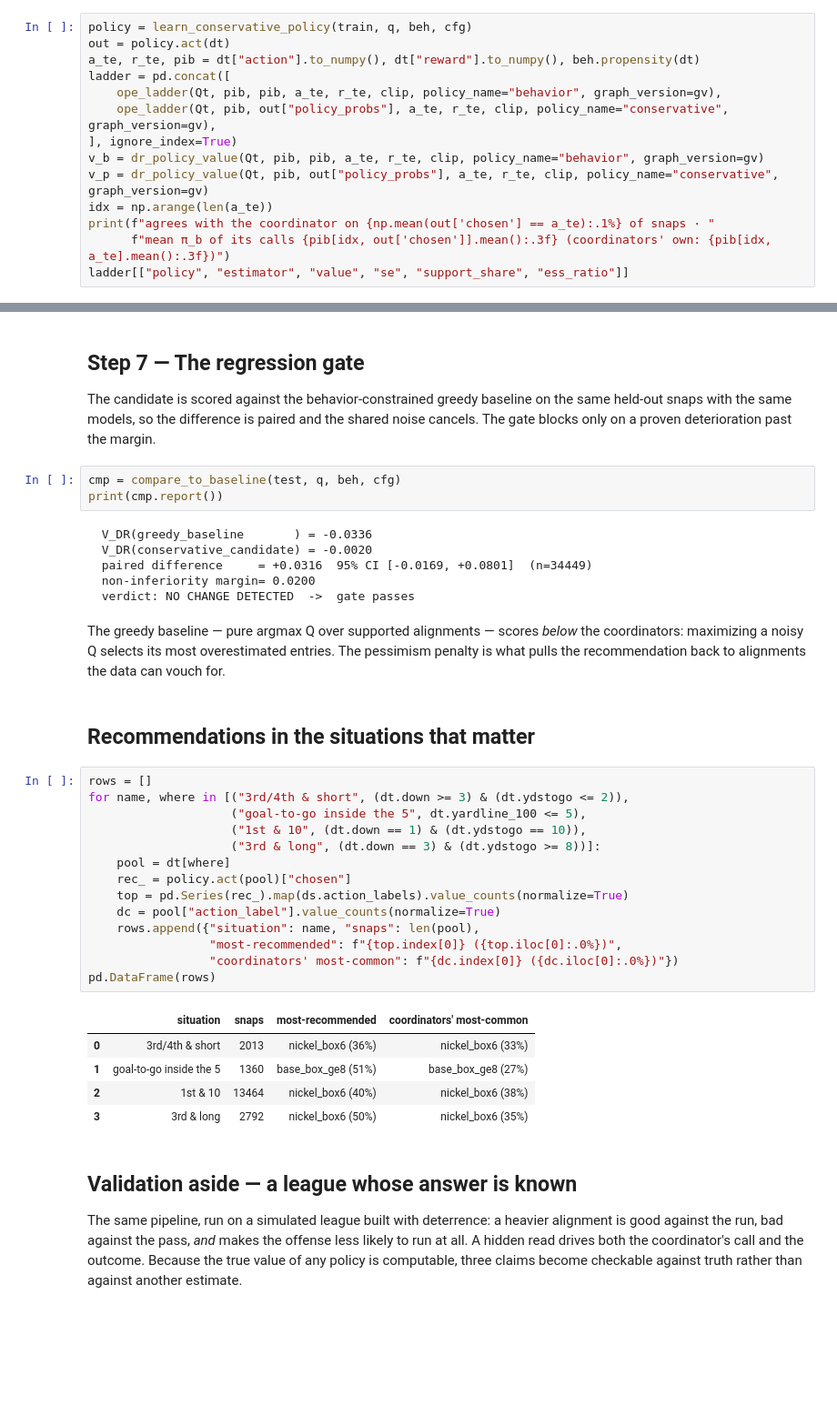
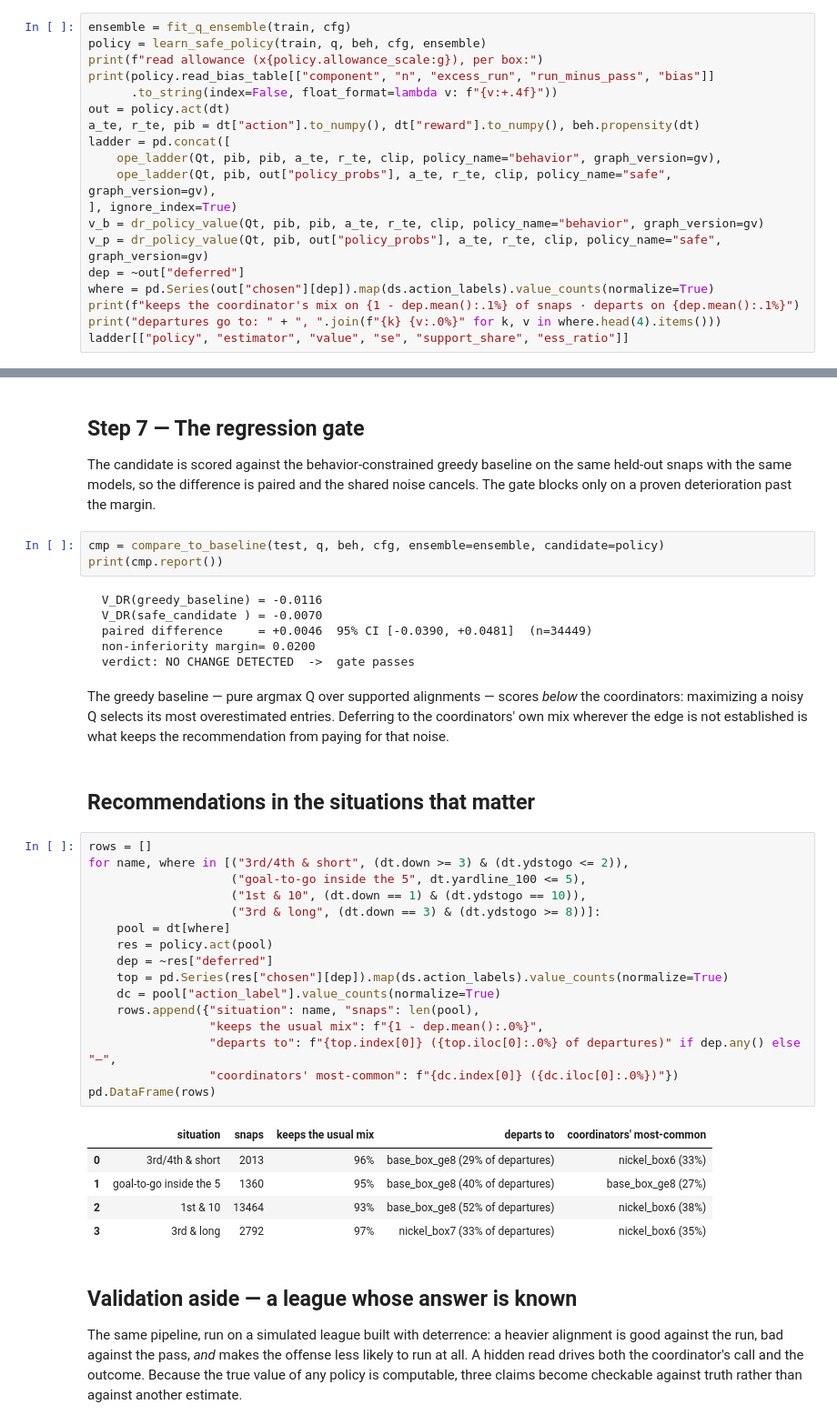
Before and after one commit to pendsec/nfl-playcalling, a Jupyter notebook: notebooks/v3_pipeline_walkthrough.ipynb, the cells around one changed output, grey strips where cells are left out. Shown at 91% size. Saved outputs shown, nothing was run; the diff lists cells and outputs as text; blank space fills up the shorter version.

```diff
--- a/notebooks/v3_pipeline_walkthrough.ipynb
+++ b/notebooks/v3_pipeline_walkthrough.ipynb
@@ -284,15 +377,20 @@ outcome model, IPW and SNIPW trust the propensities, DR needs only one of them t
 # %%
-policy = learn_conservative_policy(train, q, beh, cfg)
+ensemble = fit_q_ensemble(train, cfg)
+policy = learn_safe_policy(train, q, beh, cfg, ensemble)
+print(f"read allowance (x{policy.allowance_scale:g}), per box:")
+print(policy.read_bias_table[["component", "n", "excess_run", "run_minus_pass", "bias"]]
+      .to_string(index=False, float_format=lambda v: f"{v:+.4f}"))
 out = policy.act(dt)
 a_te, r_te, pib = dt["action"].to_numpy(), dt["reward"].to_numpy(), beh.propensity(dt)
 ladder = pd.concat([
     ope_ladder(Qt, pib, pib, a_te, r_te, clip, policy_name="behavior", graph_version=gv),
-    ope_ladder(Qt, pib, out["policy_probs"], a_te, r_te, clip, policy_name="conservative", graph_version=gv),
+    ope_ladder(Qt, pib, out["policy_probs"], a_te, r_te, clip, policy_name="safe", graph_version=gv),
 ], ignore_index=True)
 v_b = dr_policy_value(Qt, pib, pib, a_te, r_te, clip, policy_name="behavior", graph_version=gv)
-v_p = dr_policy_value(Qt, pib, out["policy_probs"], a_te, r_te, clip, policy_name="conservative", graph_version=gv)
-idx = np.arange(len(a_te))
-print(f"agrees with the coordinator on {np.mean(out['chosen'] == a_te):.1%} of snaps · "
-      f"mean π_b of its calls {pib[idx, out['chosen']].mean():.3f} (coordinators' own: {pib[idx, a_te].mean():.3f})")
+v_p = dr_policy_value(Qt, pib, out["policy_probs"], a_te, r_te, clip, policy_name="safe", graph_version=gv)
+dep = ~out["deferred"]
+where = pd.Series(out["chosen"][dep]).map(ds.action_labels).value_counts(normalize=True)
+print(f"keeps the coordinator's mix on {1 - dep.mean():.1%} of snaps · departs on {dep.mean():.1%}")
+print("departures go to: " + ", ".join(f"{k} {v:.0%}" for k, v in where.head(4).items()))
 ladder[["policy", "estimator", "value", "se", "support_share", "ess_ratio"]]
 # %% [output]
@@ -343,40 +453,43 @@ The candidate is scored against the behavior-constrained greedy baseline on the
 snaps with the same models, so the difference is paired and the shared noise cancels. The
 gate blocks only on a proven deterioration past the margin.
 # %%
-cmp = compare_to_baseline(test, q, beh, cfg)
+cmp = compare_to_baseline(test, q, beh, cfg, ensemble=ensemble, candidate=policy)
 print(cmp.report())
 # %% [output]
-  V_DR(greedy_baseline       ) = -0.0336
-  V_DR(conservative_candidate) = -0.0020
-  paired difference     = +0.0316  95% CI [-0.0169, +0.0801]  (n=34449)
+  V_DR(greedy_baseline) = -0.0116
+  V_DR(safe_candidate ) = -0.0070
+  paired difference     = +0.0046  95% CI [-0.0390, +0.0481]  (n=34449)
   non-inferiority margin= 0.0200
   verdict: NO CHANGE DETECTED  ->  gate passes
 # %% [markdown]
 The greedy baseline — pure argmax Q over supported alignments — scores *below* the coordinators:
-maximizing a noisy Q selects its most overestimated entries. The pessimism penalty is what
-pulls the recommendation back to alignments the data can vouch for.
+maximizing a noisy Q selects its most overestimated entries. Deferring to the coordinators' own
+mix wherever the edge is not established is what keeps the recommendation from paying for that
+noise.
 # %% [markdown]
 ## Recommendations in the situations that matter
 # %%
 rows = []
 for name, where in [("3rd/4th & short", (dt.down >= 3) & (dt.ydstogo <= 2)),
                     ("goal-to-go inside the 5", dt.yardline_100 <= 5),
                     ("1st & 10", (dt.down == 1) & (dt.ydstogo == 10)),
                     ("3rd & long", (dt.down == 3) & (dt.ydstogo >= 8))]:
     pool = dt[where]
-    rec_ = policy.act(pool)["chosen"]
-    top = pd.Series(rec_).map(ds.action_labels).value_counts(normalize=True)
+    res = policy.act(pool)
+    dep = ~res["deferred"]
+    top = pd.Series(res["chosen"][dep]).map(ds.action_labels).value_counts(normalize=True)
     dc = pool["action_label"].value_counts(normalize=True)
     rows.append({"situation": name, "snaps": len(pool),
-                 "most-recommended": f"{top.index[0]} ({top.iloc[0]:.0%})",
+                 "keeps the usual mix": f"{1 - dep.mean():.0%}",
+                 "departs to": f"{top.index[0]} ({top.iloc[0]:.0%} of departures)" if dep.any() else "—",
                  "coordinators' most-common": f"{dc.index[0]} ({dc.iloc[0]:.0%})"})
 pd.DataFrame(rows)
 # %% [output]
-|  | situation | snaps | most-recommended | coordinators' most-common |
-| 0 | 3rd/4th & short | 2013 | nickel_box6 (36%) | nickel_box6 (33%) |
-| 1 | goal-to-go inside the 5 | 1360 | base_box_ge8 (51%) | base_box_ge8 (27%) |
-| 2 | 1st & 10 | 13464 | nickel_box6 (40%) | nickel_box6 (38%) |
-| 3 | 3rd & long | 2792 | nickel_box6 (50%) | nickel_box6 (35%) |
+|  | situation | snaps | keeps the usual mix | departs to | coordinators' most-common |
+| 0 | 3rd/4th & short | 2013 | 96% | base_box_ge8 (29% of departures) | nickel_box6 (33%) |
+| 1 | goal-to-go inside the 5 | 1360 | 95% | base_box_ge8 (40% of departures) | base_box_ge8 (27%) |
+| 2 | 1st & 10 | 13464 | 93% | base_box_ge8 (52% of departures) | nickel_box6 (38%) |
+| 3 | 3rd & long | 2792 | 97% | nickel_box7 (33% of departures) | nickel_box6 (35%) |
 # %% [markdown]
 ## Validation aside — a league whose answer is known
 
```
Also changed, not shown: parts of 17 cells of this notebook, 16 other files.
